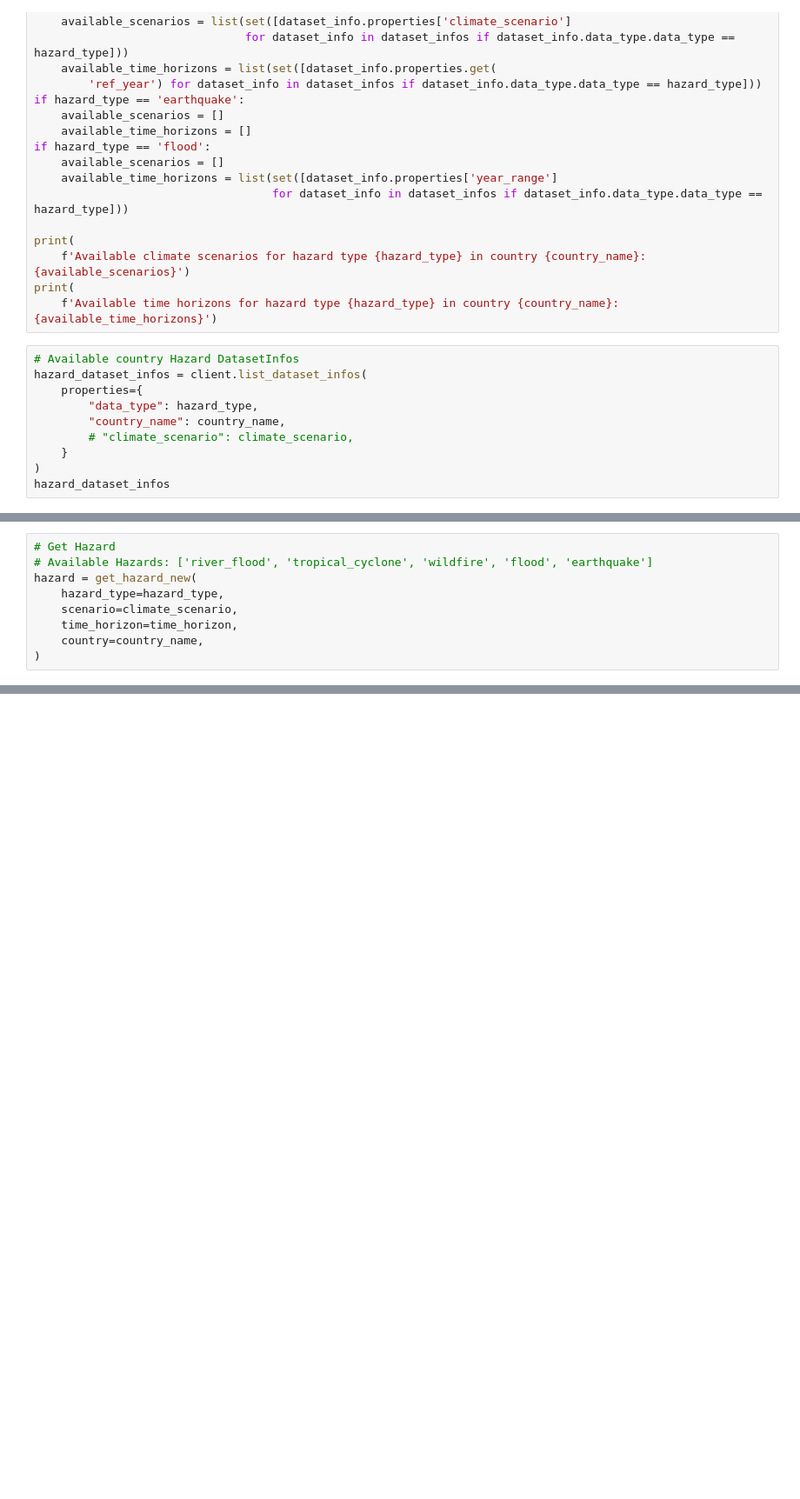
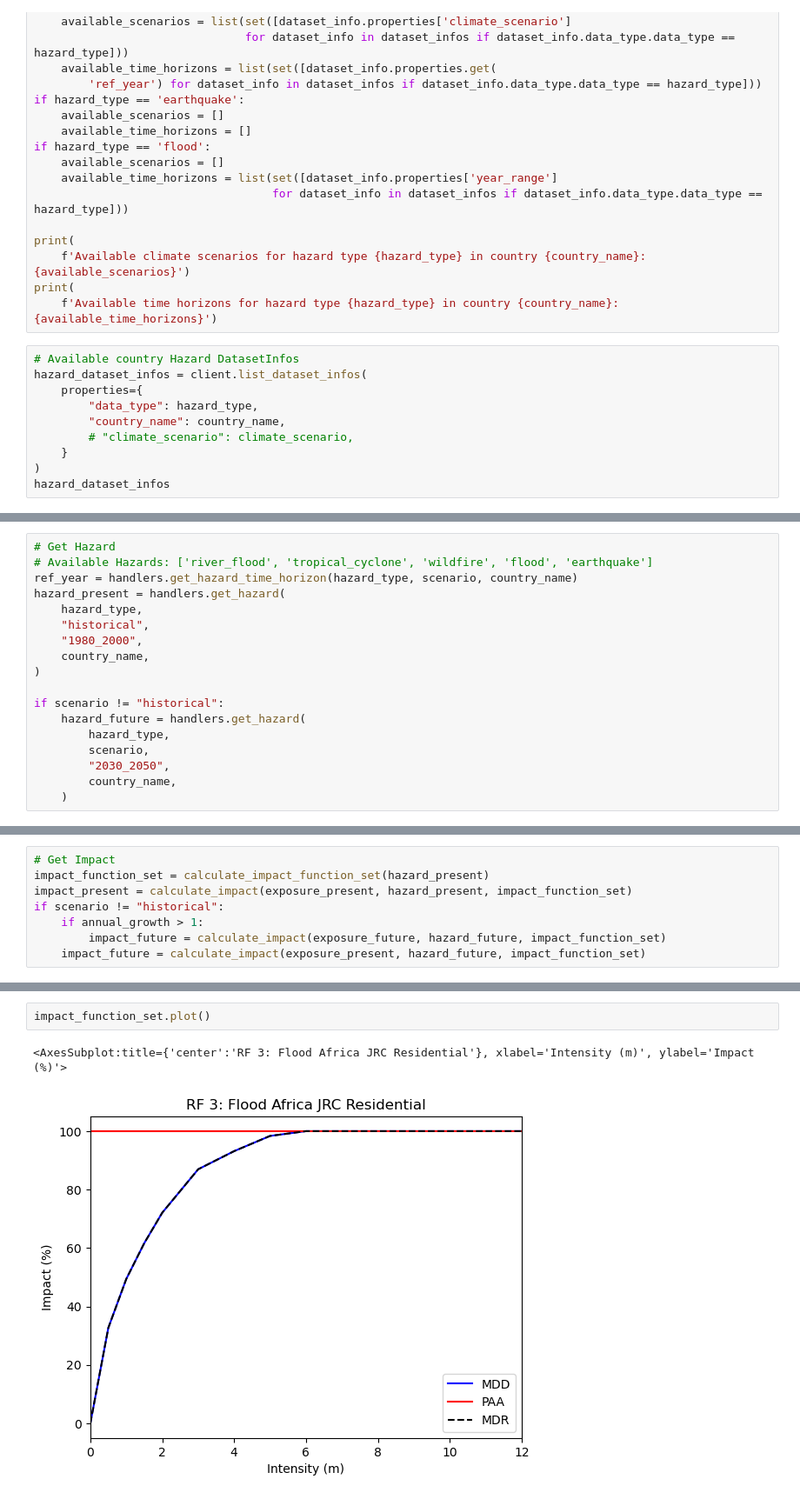
Before and after one commit to gkalomalos/ERA_projects_SWORD, a Jupyter notebook: backend/dev.ipynb, the cells around one changed output, grey strips where cells are left out. Shown at 87% size. Drawn from its saved outputs; the diff is of its cells as text; blank space fills up the shorter version.

```diff
--- a/backend/dev.ipynb
+++ b/backend/dev.ipynb
@@ -129,9 +122,18 @@ exposure.file_name
 # %%
 # Get Hazard
 # Available Hazards: ['river_flood', 'tropical_cyclone', 'wildfire', 'flood', 'earthquake']
-hazard = get_hazard_new(
-    hazard_type=hazard_type,
-    scenario=climate_scenario,
-    time_horizon=time_horizon,
-    country=country_name,
+ref_year = handlers.get_hazard_time_horizon(hazard_type, scenario, country_name)
+hazard_present = handlers.get_hazard(
+    hazard_type,
+    "historical",
+    "1980_2000",
+    country_name,
 )
+
+if scenario != "historical":
+    hazard_future = handlers.get_hazard(
+        hazard_type,
+        scenario,
+        "2030_2050",
+        country_name,
+    )
@@ -171,0 +140,8 @@ haz.haz_type
+# %%
+# Get Impact
+impact_function_set = calculate_impact_function_set(hazard_present)
+impact_present = calculate_impact(exposure_present, hazard_present, impact_function_set)
+if scenario != "historical":
+    if annual_growth > 1:
+        impact_future = calculate_impact(exposure_future, hazard_future, impact_function_set)
+    impact_future = calculate_impact(exposure_present, hazard_future, impact_function_set)
@@ -171,0 +248,5 @@ haz.haz_type
+# %%
+impact_function_set.plot()
+# %% [output]
+<AxesSubplot:title={'center':'RF 3: Flood Africa JRC Residential'}, xlabel='Intensity (m)', ylabel='Impact (%)'>
+[figure, added]
```
Also changed, not shown: parts of 19 cells of this notebook, 2 other files.
